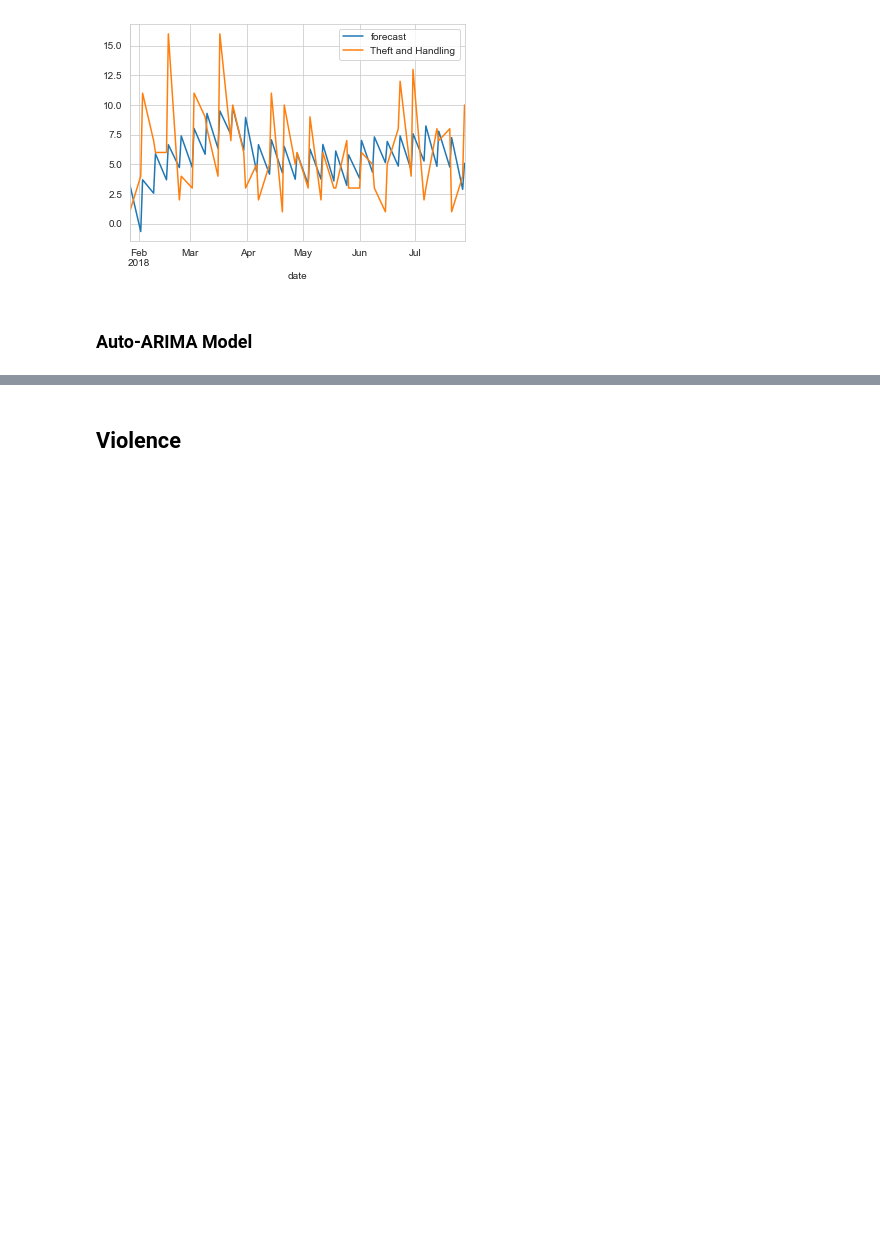
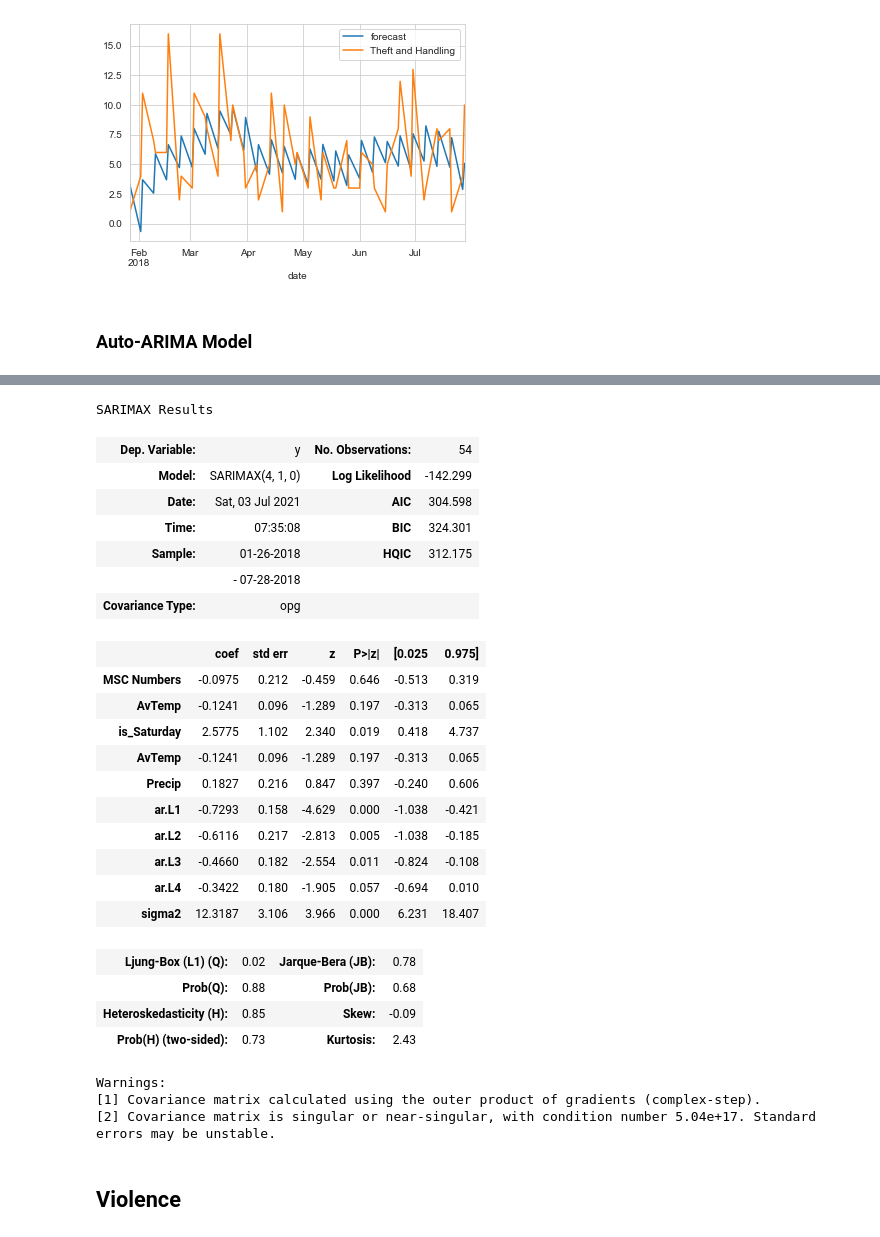
Before and after one commit to AndreasThinks/NTE_hotspot_policing, a Jupyter notebook: analysis.ipynb, the cells around one changed output, grey strips where cells are left out. Drawn from its saved outputs; the diff is of its cells as text; code cells hidden in the pictures; blank space fills up the shorter version.

```diff
--- a/analysis.ipynb
+++ b/analysis.ipynb
@@ -723,6 +723,42 @@ SARIMAX Results
 Warnings:
 [1] Covariance matrix calculated using the outer product of gradients (complex-step).
 [2] Covariance matrix is singular or near-singular, with condition number 4.53e+16. Standard errors may be unstable.
+# %%
+features = ["MSC Numbers", "AvTemp", "is_Saturday", "AvTemp", "Precip"]
+
+auto = pm.auto_arima(weekend_only["Theft and Handling"],exogenous=weekend_only[features], d=1, seasonal=True, stepwise=True,
+                     suppress_warnings=True, error_action="ignore", max_p=6,
+                     max_order=None)
+
+
+auto.summary()
+# %% [output]
+SARIMAX Results
+| Dep. Variable: | y | No. Observations: | 54 |
+| Model: | SARIMAX(4, 1, 0) | Log Likelihood | -142.299 |
+| Date: | Sat, 03 Jul 2021 | AIC | 304.598 |
+| Time: | 07:35:08 | BIC | 324.301 |
+| Sample: | 01-26-2018 | HQIC | 312.175 |
+|  | - 07-28-2018 |  |  |
+| Covariance Type: | opg |  |  |
+|  | coef | std err | z | P>|z| | [0.025 | 0.975] |
+| MSC Numbers | -0.0975 | 0.212 | -0.459 | 0.646 | -0.513 | 0.319 |
+| AvTemp | -0.1241 | 0.096 | -1.289 | 0.197 | -0.313 | 0.065 |
+| is_Saturday | 2.5775 | 1.102 | 2.340 | 0.019 | 0.418 | 4.737 |
+| AvTemp | -0.1241 | 0.096 | -1.289 | 0.197 | -0.313 | 0.065 |
+| Precip | 0.1827 | 0.216 | 0.847 | 0.397 | -0.240 | 0.606 |
+| ar.L1 | -0.7293 | 0.158 | -4.629 | 0.000 | -1.038 | -0.421 |
+| ar.L2 | -0.6116 | 0.217 | -2.813 | 0.005 | -1.038 | -0.185 |
+| ar.L3 | -0.4660 | 0.182 | -2.554 | 0.011 | -0.824 | -0.108 |
+| ar.L4 | -0.3422 | 0.180 | -1.905 | 0.057 | -0.694 | 0.010 |
+| sigma2 | 12.3187 | 3.106 | 3.966 | 0.000 | 6.231 | 18.407 |
+| Ljung-Box (L1) (Q): | 0.02 | Jarque-Bera (JB): | 0.78 |
+| Prob(Q): | 0.88 | Prob(JB): | 0.68 |
+| Heteroskedasticity (H): | 0.85 | Skew: | -0.09 |
+| Prob(H) (two-sided): | 0.73 | Kurtosis: | 2.43 |
+Warnings:
+[1] Covariance matrix calculated using the outer product of gradients (complex-step).
+[2] Covariance matrix is singular or near-singular, with condition number 5.04e+17. Standard errors may be unstable.
 # %% [markdown]
 ## Violence
 # %% [markdown]
```
Also changed, not shown: parts of 33 cells of this notebook, 3 other files.
